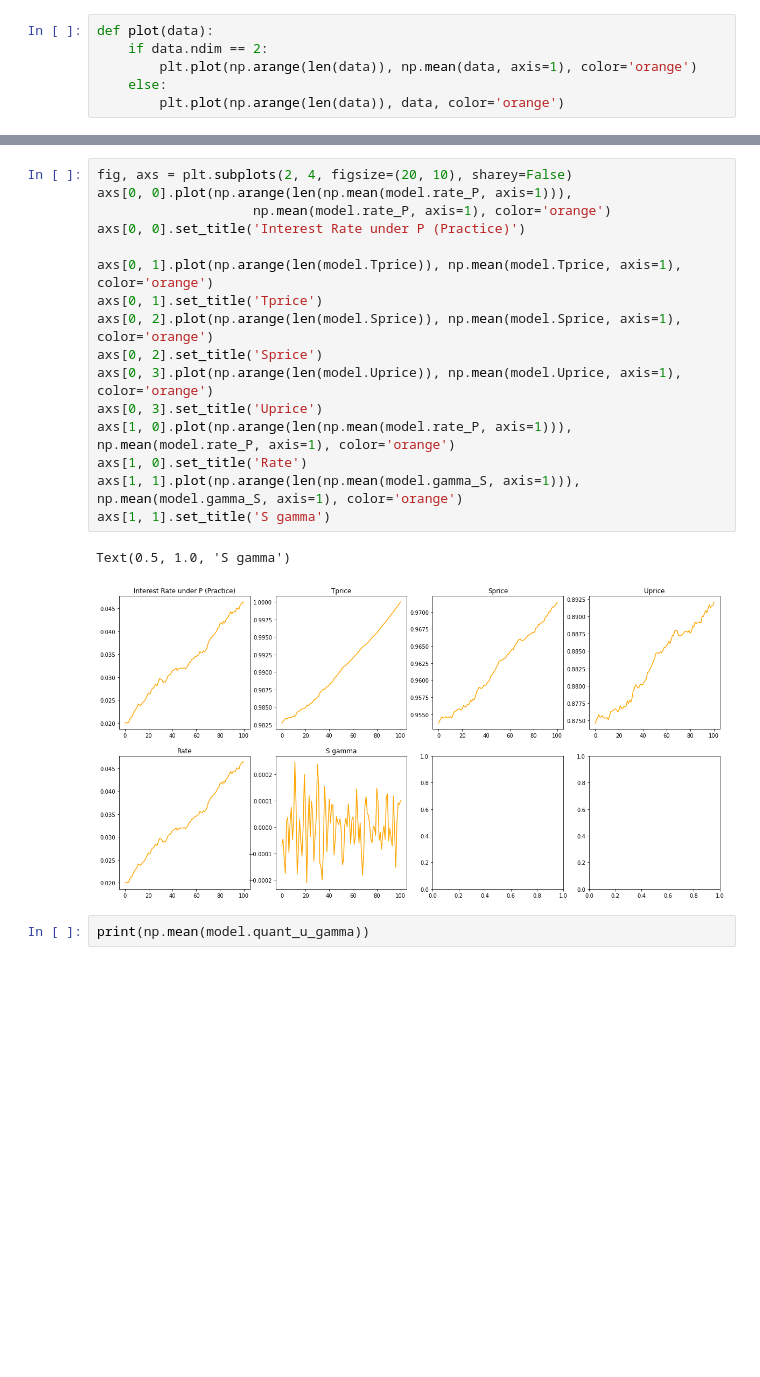
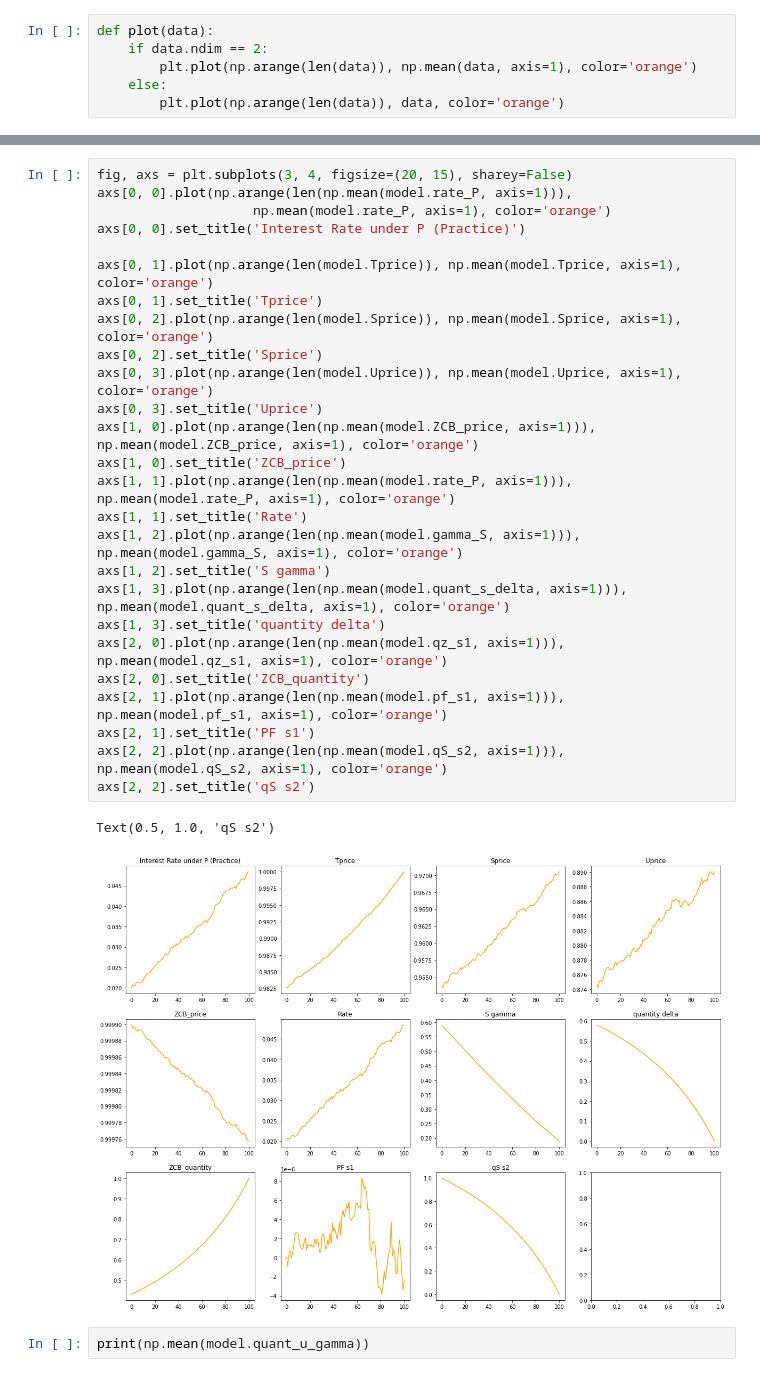
Before and after one commit to Molin-L/Vasicek, a Jupyter notebook: visulazation.ipynb, the cells around one changed output, grey strips where cells are left out. Drawn from its saved outputs; the diff is of its cells as text; blank space fills up the shorter version.

```diff
--- a/visulazation.ipynb
+++ b/visulazation.ipynb
@@ -35,22 +22,32 @@ The autoreload extension is already loaded. To reload it, use:
 # %%
-fig, axs = plt.subplots(2, 4, figsize=(20, 10), sharey=False)
+fig, axs = plt.subplots(3, 4, figsize=(20, 15), sharey=False)
 axs[0, 0].plot(np.arange(len(np.mean(model.rate_P, axis=1))),
                     np.mean(model.rate_P, axis=1), color='orange')
 axs[0, 0].set_title('Interest Rate under P (Practice)')
 
 axs[0, 1].plot(np.arange(len(model.Tprice)), np.mean(model.Tprice, axis=1), color='orange')
 axs[0, 1].set_title('Tprice')
 axs[0, 2].plot(np.arange(len(model.Sprice)), np.mean(model.Sprice, axis=1), color='orange')
 axs[0, 2].set_title('Sprice')
 axs[0, 3].plot(np.arange(len(model.Uprice)), np.mean(model.Uprice, axis=1), color='orange')
 axs[0, 3].set_title('Uprice')
-axs[1, 0].plot(np.arange(len(np.mean(model.rate_P, axis=1))), np.mean(model.rate_P, axis=1), color='orange')
-axs[1, 0].set_title('Rate')
-axs[1, 1].plot(np.arange(len(np.mean(model.gamma_S, axis=1))), np.mean(model.gamma_S, axis=1), color='orange')
-axs[1, 1].set_title('S gamma')
+axs[1, 0].plot(np.arange(len(np.mean(model.ZCB_price, axis=1))), np.mean(model.ZCB_price, axis=1), color='orange')
+axs[1, 0].set_title('ZCB_price')
+axs[1, 1].plot(np.arange(len(np.mean(model.rate_P, axis=1))), np.mean(model.rate_P, axis=1), color='orange')
+axs[1, 1].set_title('Rate')
+axs[1, 2].plot(np.arange(len(np.mean(model.gamma_S, axis=1))), np.mean(model.gamma_S, axis=1), color='orange')
+axs[1, 2].set_title('S gamma')
+axs[1, 3].plot(np.arange(len(np.mean(model.quant_s_delta, axis=1))), np.mean(model.quant_s_delta, axis=1), color='orange')
+axs[1, 3].set_title('quantity delta')
+axs[2, 0].plot(np.arange(len(np.mean(model.qz_s1, axis=1))), np.mean(model.qz_s1, axis=1), color='orange')
+axs[2, 0].set_title('ZCB_quantity')
+axs[2, 1].plot(np.arange(len(np.mean(model.pf_s1, axis=1))), np.mean(model.pf_s1, axis=1), color='orange')
+axs[2, 1].set_title('PF s1')
+axs[2, 2].plot(np.arange(len(np.mean(model.qS_s2, axis=1))), np.mean(model.qS_s2, axis=1), color='orange')
+axs[2, 2].set_title('qS s2')
 # %% [output]
-Text(0.5, 1.0, 'S gamma')
+Text(0.5, 1.0, 'qS s2')
-[figure, old version]
+[figure, new version]
 # %%
 print(np.mean(model.quant_u_gamma))
 # %% [output]
```
Also changed, not shown: parts of 1 cell of this notebook, 3 other files.
